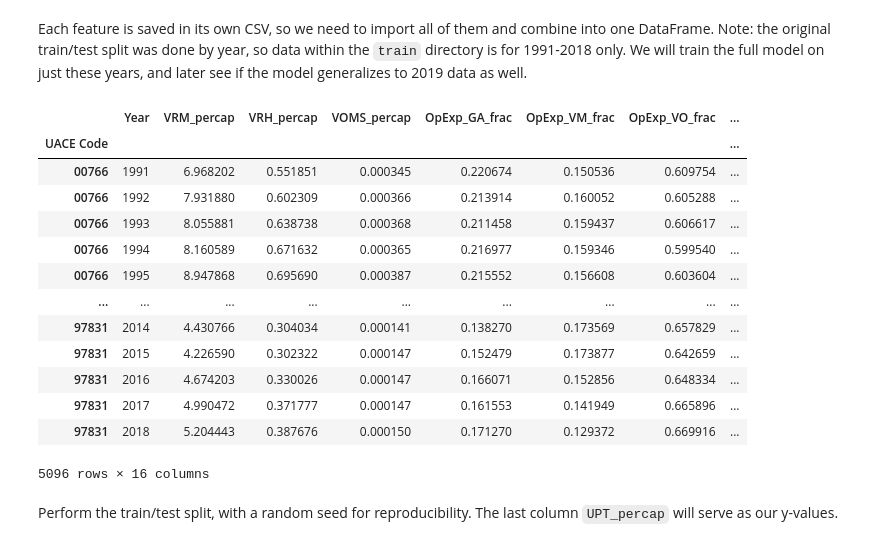
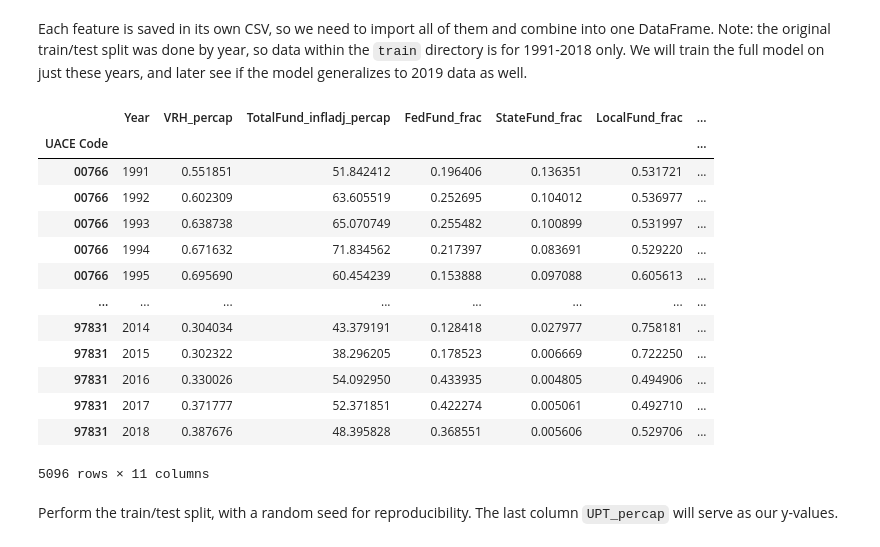
Before and after one commit to lodubay/transit-ridership, a Jupyter notebook: src/all_city_model.ipynb, the cells around one changed output. Saved outputs shown, nothing was run; the diff lists cells and outputs as text; code cells hidden in the pictures.

```diff
--- a/src/all_city_model.ipynb
+++ b/src/all_city_model.ipynb
@@ -40,52 +35,24 @@ ycol = 'UPT_percap'
 # %% [markdown]
 Each feature is saved in its own CSV, so we need to import all of them and combine into one DataFrame.
 Note: the original train/test split was done by year, so data within the ``train`` directory is for 1991-2018 only. We will train the full model on just these years, and later see if the model generalizes to 2019 data as well.
-# %%
-def consolidate_features(features, dir='train'):
-    """
-    Combine multiple features into a single dataframe.
-
-    Note: Resulting DataFrame is indexed by city, with year as an additional
-    feature.
-
-    Parameters
-    ----------
-    features : list of strings
-        List of feature names to import and combine.
-
-    Returns
-    -------
-    pandas.DataFrame
-        Dataframe indexed by city, with year as an additional feature.
-    """
-    df = pd.concat(
-        [read_data(feature, dir=dir).stack() for feature in features],
-        axis=1
-    )
-    df.columns = features
-    df.index.names = ['UACE Code', 'Year']
-    # Turn year into a feature
-    df = df.reset_index().set_index('UACE Code')
-    df = df.astype({'Year': int})
-    return df
-
-all_data = consolidate_features(all_features + [ycol])
-all_features = ['Year'] + all_features
-all_data
-# %% [output]
-|  | Year | VRM_percap | VRH_percap | VOMS_percap | OpExp_GA_frac | OpExp_VM_frac | OpExp_VO_frac | ... |
-| UACE Code |  |  |  |  |  |  |  | ... |
-| 00766 | 1991 | 6.968202 | 0.551851 | 0.000345 | 0.220674 | 0.150536 | 0.609754 | ... |
-| 00766 | 1992 | 7.931880 | 0.602309 | 0.000366 | 0.213914 | 0.160052 | 0.605288 | ... |
-| 00766 | 1993 | 8.055881 | 0.638738 | 0.000368 | 0.211458 | 0.159437 | 0.606617 | ... |
-| 00766 | 1994 | 8.160589 | 0.671632 | 0.000365 | 0.216977 | 0.159346 | 0.599540 | ... |
-| 00766 | 1995 | 8.947868 | 0.695690 | 0.000387 | 0.215552 | 0.156608 | 0.603604 | ... |
-| ... | ... | ... | ... | ... | ... | ... | ... | ... |
-| 97831 | 2014 | 4.430766 | 0.304034 | 0.000141 | 0.138270 | 0.173569 | 0.657829 | ... |
-| 97831 | 2015 | 4.226590 | 0.302322 | 0.000147 | 0.152479 | 0.173877 | 0.642659 | ... |
-| 97831 | 2016 | 4.674203 | 0.330026 | 0.000147 | 0.166071 | 0.152856 | 0.648334 | ... |
-| 97831 | 2017 | 4.990472 | 0.371777 | 0.000147 | 0.161553 | 0.141949 | 0.665896 | ... |
-| 97831 | 2018 | 5.204443 | 0.387676 | 0.000150 | 0.171270 | 0.129372 | 0.669916 | ... |
-5096 rows × 16 columns
+# %%
+all_data = consolidate_features(select_features + [ycol])
+select_features = ['Year'] + select_features
+all_data
+# %% [output]
+|  | Year | VRH_percap | TotalFund_infladj_percap | FedFund_frac | StateFund_frac | LocalFund_frac | ... |
+| UACE Code |  |  |  |  |  |  | ... |
+| 00766 | 1991 | 0.551851 | 51.842412 | 0.196406 | 0.136351 | 0.531721 | ... |
+| 00766 | 1992 | 0.602309 | 63.605519 | 0.252695 | 0.104012 | 0.536977 | ... |
+| 00766 | 1993 | 0.638738 | 65.070749 | 0.255482 | 0.100899 | 0.531997 | ... |
+| 00766 | 1994 | 0.671632 | 71.834562 | 0.217397 | 0.083691 | 0.529220 | ... |
+| 00766 | 1995 | 0.695690 | 60.454239 | 0.153888 | 0.097088 | 0.605613 | ... |
+| ... | ... | ... | ... | ... | ... | ... | ... |
+| 97831 | 2014 | 0.304034 | 43.379191 | 0.128418 | 0.027977 | 0.758181 | ... |
+| 97831 | 2015 | 0.302322 | 38.296205 | 0.178523 | 0.006669 | 0.722250 | ... |
+| 97831 | 2016 | 0.330026 | 54.092950 | 0.433935 | 0.004805 | 0.494906 | ... |
+| 97831 | 2017 | 0.371777 | 52.371851 | 0.422274 | 0.005061 | 0.492710 | ... |
+| 97831 | 2018 | 0.387676 | 48.395828 | 0.368551 | 0.005606 | 0.529706 | ... |
+5096 rows × 11 columns
 # %% [markdown]
 Perform the train/test split, with a random seed for reproducibility. The last column ``UPT_percap`` will serve as our y-values.
```
Also changed, not shown: parts of 15 cells of this notebook, 3 other files.
